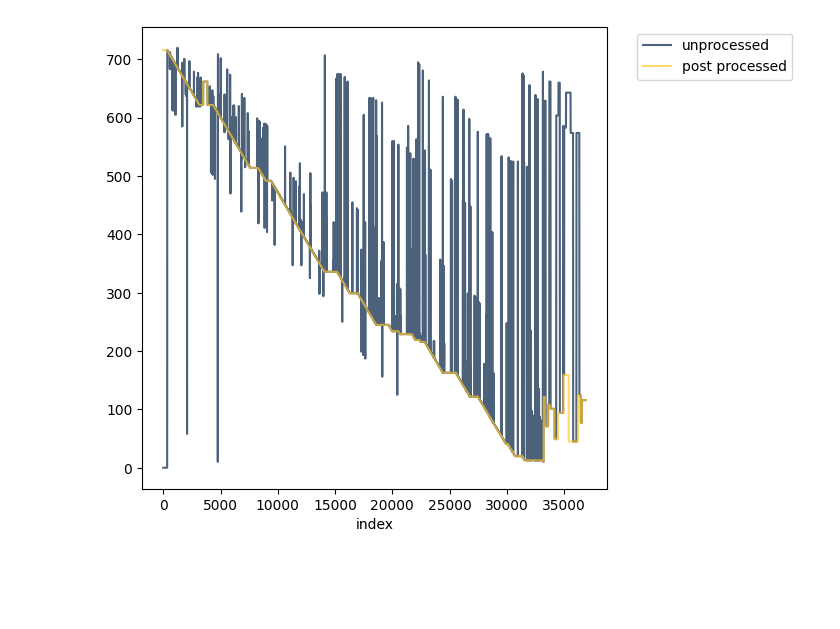
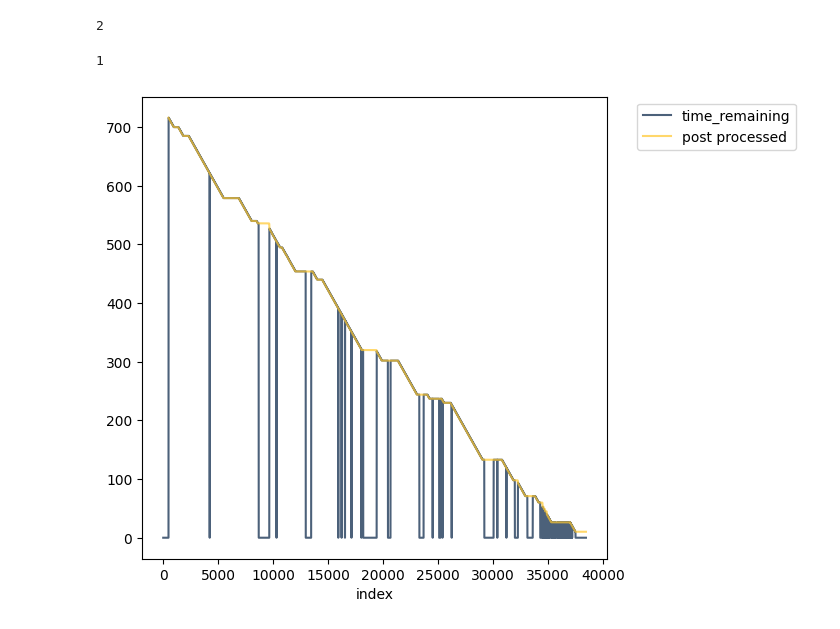
Before and after one commit to leharris3/nba-positions-videos-dataset, a Jupyter notebook: data_prep.ipynb, the cells around one changed output. Cells and saved outputs as stored; diff of their text form; code cells hidden in the pictures; blank space fills up the shorter version.

```diff
--- a/data_prep.ipynb
+++ b/data_prep.ipynb
@@ -12,7 +10,10 @@ ModuleNotFoundError: No module named 'datascience'
 # %%
 timestamps_dir = r"/Users/leviharris/Library/CloudStorage/GoogleDrive-leviharris555@gmail.com/Other computers/mac_new/NBA_HUDL_data/nba-plus-statvu-dataset/timestamps"
 timestamps = [os.path.join(timestamps_dir, ts) for ts in os.listdir(timestamps_dir)]
-timestamps[1]
+timestamps[0]
+len(timestamps)
+# %% [output]
+2
 # %%
 def interpolate(time_remaining):
 
@@ -59,7 +60,7 @@ def update_time_remaining(remove_indices, time_remaining):
             elif right_idx < len(remove_indices):
                 time_remaining[idx] = time_remaining[right_idx]
 
-def get_time_remaining_from_timestamps(fp):
+def get_time_remaining_from_timestamps_fp(fp):
     with open(fp, 'r') as f:
         data = json.load(f)
     return np.array([v['time_remaining'] if v['time_remaining'] is not None else 0 for v in data.values()])
@@ -109,32 +110,37 @@ def denoise_time_remaining(time_remaining):
 
     return time_remaining
 # %%
-# import os
-# fp = 'processed_vids.txt'
-# dir_p = '/Users/leviharris/Library/CloudStorage/GoogleDrive-leviharris555@gmail.com/Other computers/mac_new/NBA_HUDL_data/nba-plus-statvu-dataset/timestamp-visualizations'
-# # with open(fp, 'w') as f:
-# #     vids = os.listdir(dir_p)
-# #     for v in vids:
-# #         f.write(v)
-# #         f.write('\n')
-# vids = os.listdir(dir_p)
-# len(vids)
+import os
+fp = 'processed_vids.txt'
+dir_p = '/Users/leviharris/Library/CloudStorage/GoogleDrive-leviharris555@gmail.com/Other computers/mac_new/NBA_HUDL_data/nba-plus-statvu-dataset/timestamp-visualizations'
+with open(fp, 'w') as f:
+    vids = os.listdir(dir_p)
+    for v in vids:
+        f.write(v)
+        f.write('\n')
+vids = os.listdir(dir_p)
+len(vids)
+# %% [output]
+1
 # %%
-i = 8
-time_remaining = get_time_remaining_from_timestamps(timestamps[i])
-denoised_time_remaining = denoise_time_remaining(time_remaining)
-interpolated_time_remaining = interpolate(denoised_time_remaining)
-delta = np.gradient(interpolated_time_remaining)
-indicies = np.arange(0, len(time_remaining), 1)
+from post_processing import get_time_remaining_from_timestamps
+from post_processing import post_process_timestmaps
+
+i = 1
+with open(timestamps[i], 'r') as f:
+    timestamp = json.load(f)
+time_remaining = get_time_remaining_from_timestamps_fp(timestamps[i])
+post_processed_time_remaining = get_time_remaining_from_timestamps(post_process_timestmaps(timestamp))
+indicies = np.arange(0, len(time_remaining))
 
 t = Table().with_columns(
     'index', indicies,
-    'unprocessed', time_remaining,
-    'post processed', interpolated_time_remaining,
+    'time_remaining', time_remaining,
+    'post processed', post_processed_time_remaining,
 )
 t.plot('index')
 # %% [output]
-[figure, old version]
+[figure, new version]
 # %%
 from tqdm import tqdm
 
```
Also changed, not shown: parts of 8 cells of this notebook, 7 other files.
